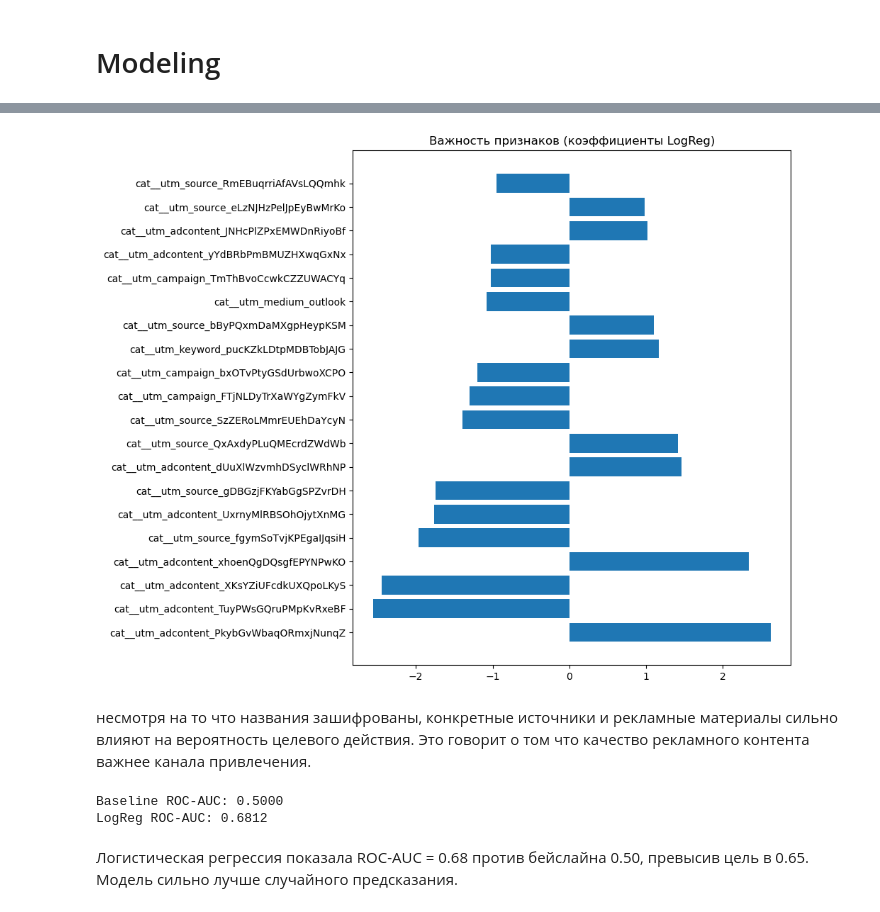
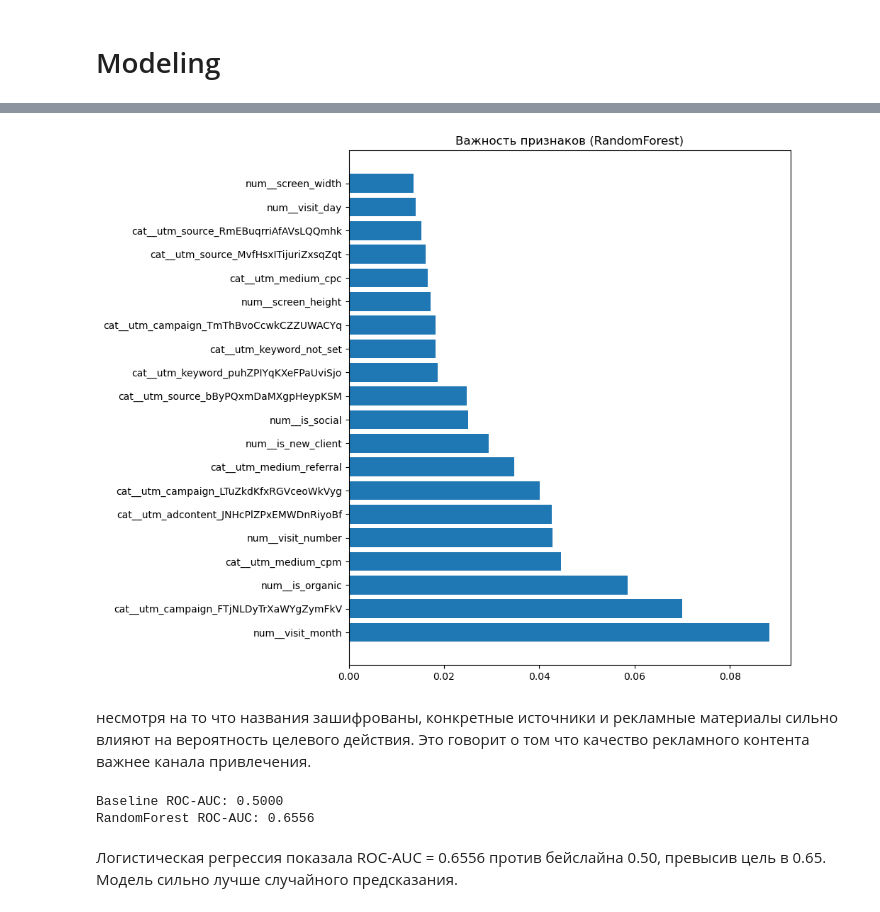
Before and after one commit to fenderfeniks/sber_autopodpiska, a Jupyter notebook: Final work.ipynb, the cells around one changed output, grey strips where cells are left out. Drawn from its saved outputs; the diff is of its cells as text; code cells hidden in the pictures.

```diff
--- a/Final work.ipynb
+++ b/Final work.ipynb
@@ -689,5 +917,5 @@ df['is_organic'] = df['utm_medium'].isin(organic).astype(int)
 social_sources = ['QxAxdyPLuQMEcrdZWdWb', 'MvfHsxITijuriZxsqZqt',
                   'ISrKoXQCxqqYvAZICvjs', 'IZEXUFLARCUMynmHNBGo',
                   'PlbkrSYoHuZBWfYjYnfw', 'gVRrcxiDQubJiljoTbGm']
-df['is_social'] = df['utm_source'].isin(social_sources).astype(int)
+X_train['is_social'] = X_train['utm_source'].isin(social_sources).astype(int)
 # %%
@@ -1122,0 +1296,19 @@ MLP: ROC-AUC = 0.5845
+# %%
+final_pipe = Pipeline([
+    ('preprocessor', preprocessor),
+    ('model', RandomForestClassifier(
+        class_weight='balanced',
+        random_state=42,
+        n_jobs=-1,
+        max_depth=10,
+        min_samples_leaf=5,
+        n_estimators=200
+    ))
+])
+
+# Обучаем на всех тренировочных данных
+final_pipe.fit(X_train, y_train)
+
+# Финальная оценка
+y_pred = final_pipe.predict_proba(X_test_processed)[:, 1]
+print(f'Final ROC-AUC: {roc_auc_score(y_test, y_pred):.4f}')
@@ -1143,0 +1336,7 @@ Pipeline(steps=[('preprocessor',
+# %%
+X_test_processed = X_test_processed[X_train.columns]
+
+X_all = pd.concat([X_train, X_test_processed])
+y_all = pd.concat([y_train, y_test])
+
+final_pipe.fit(X_all, y_all)
@@ -1166,25 +1364,21 @@ artifacts = {
 with open('model/sber_auto_model.pkl', 'wb') as f:
     dill.dump(artifacts, f)
 # %%
-# Получаем названия фичей после OHE
-feature_names = best_pipe.named_steps['preprocessor'].get_feature_names_out()
-coefficients = best_pipe.named_steps['model'].coef_[0]
+feature_names = final_pipe.named_steps['preprocessor'].get_feature_names_out()
+importances = final_pipe.named_steps['model'].feature_importances_
 
-# Создаём датафрейм и сортируем по абсолютному значению
 feat_importance = pd.DataFrame({
     'feature': feature_names,
-    'coefficient': coefficients
-}).assign(abs_coef=lambda x: x['coefficient'].abs())\
-  .sort_values('abs_coef', ascending=False).head(20)
+    'importance': importances
+}).sort_values('importance', ascending=False).head(20)
 
-# Визуализируем
 plt.figure(figsize=(10, 8))
-plt.barh(feat_importance['feature'], feat_importance['coefficient'])
-plt.title('Важность признаков (коэффициенты LogReg)')
+plt.barh(feat_importance['feature'], feat_importance['importance'])
+plt.title('Важность признаков (RandomForest)')
 plt.tight_layout()
 plt.show()
 # %% [output]
-[figure, old version]
+[figure, new version]
 # %% [markdown]
 несмотря на то что названия зашифрованы, конкретные источники и рекламные материалы сильно влияют на вероятность целевого действия. Это говорит о том что качество рекламного контента важнее канала привлечения.
 # %%
@@ -1193,11 +1387,11 @@ dummy = Pipeline([
     ('model', DummyClassifier(strategy='most_frequent'))
 ])
 dummy.fit(X_train, y_train)
-y_dummy = dummy.predict_proba(X_test)[:, 1]
+y_dummy = dummy.predict_proba(X_test_processed)[:, 1]
 print(f'Baseline ROC-AUC: {roc_auc_score(y_test, y_dummy):.4f}')
-print(f'LogReg ROC-AUC: {best_score:.4f}')
+print(f'RandomForest ROC-AUC: {best_score:.4f}')
 # %% [output]
 Baseline ROC-AUC: 0.5000
-LogReg ROC-AUC: 0.6812
+RandomForest ROC-AUC: 0.6556
 # %% [markdown]
-Логистическая регрессия показала ROC-AUC = 0.68 против бейслайна 0.50, превысив цель в 0.65. Модель сильно лучше случайного предсказания.
+Логистическая регрессия показала ROC-AUC = 0.6556 против бейслайна 0.50, превысив цель в 0.65. Модель сильно лучше случайного предсказания.
```
Also changed, not shown: parts of 138 cells of this notebook, 2 other files.
